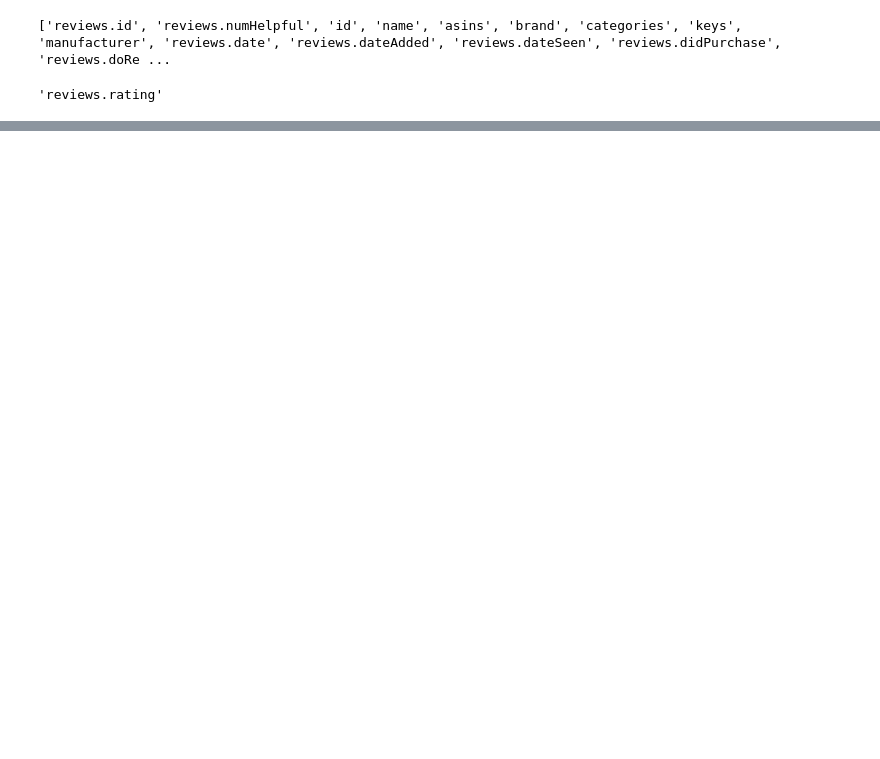
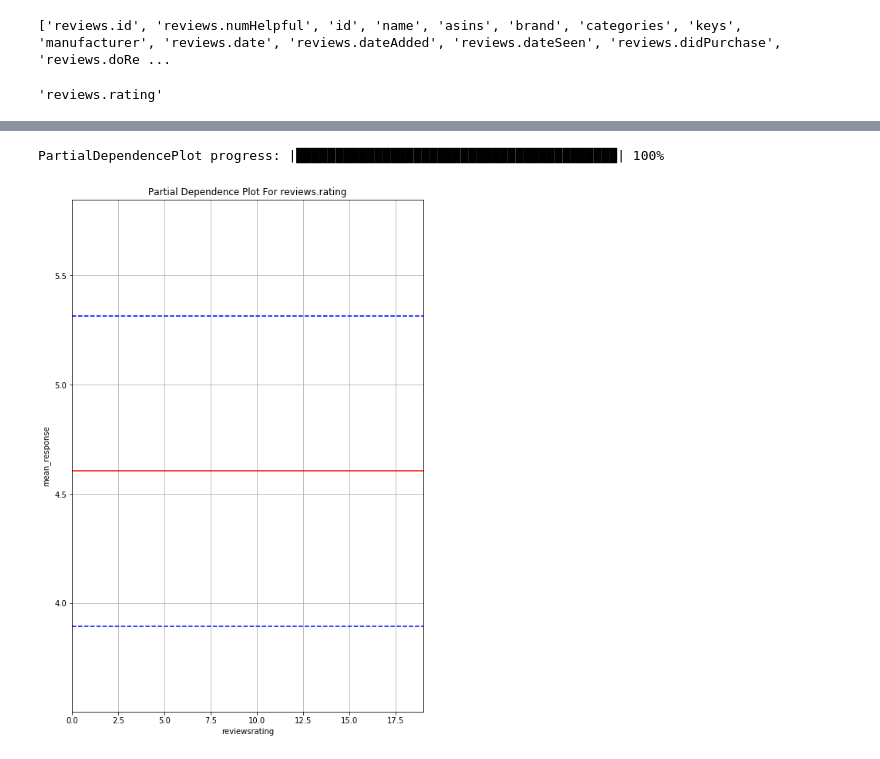
Before and after one commit to neuaiskunkworks/IIT-AGNE-Workshop, a Jupyter notebook: Predicting_Good_Amazon_Reviews.ipynb, the cells around one changed output, grey strips where cells are left out. Drawn from its saved outputs; the diff is of its cells as text; code cells hidden in the pictures; blank space fills up the shorter version.

```diff
--- a/Predicting_Good_Amazon_Reviews.ipynb
+++ b/Predicting_Good_Amazon_Reviews.ipynb
@@ -160,0 +195,2 @@ best_model.varimp_plot()
+# %%
+reviews["PositiveReview"] = (reviews["reviews.rating"] >= 4.5).ifelse("1", "0")
@@ -160,0 +217,8 @@ best_model.varimp_plot()
+# %%
+from h2o.estimators import H2OGradientBoostingEstimator
+
+predictors = ['keys', 'categories', 'manufacturer', 'asins', 'reviews.username', 'brand', 'reviews.doRecommend']
+response = 'reviews.rating'
+
+gbm_baseline = H2OGradientBoostingEstimator()
+gbm_baseline.train(x = predictors, y = response, training_frame = reviews)
@@ -160,0 +245,6 @@ best_model.varimp_plot()
+# %%
+%matplotlib inline
+pdp_helpfulness = gbm_baseline.partial_plot(reviews, cols = ["reviews.rating"])
+# %% [output]
+PartialDependencePlot progress: |█████████████████████████████████████████| 100%
+[figure, added]
```
Also changed, not shown: parts of 22 cells of this notebook, 1 other file.
